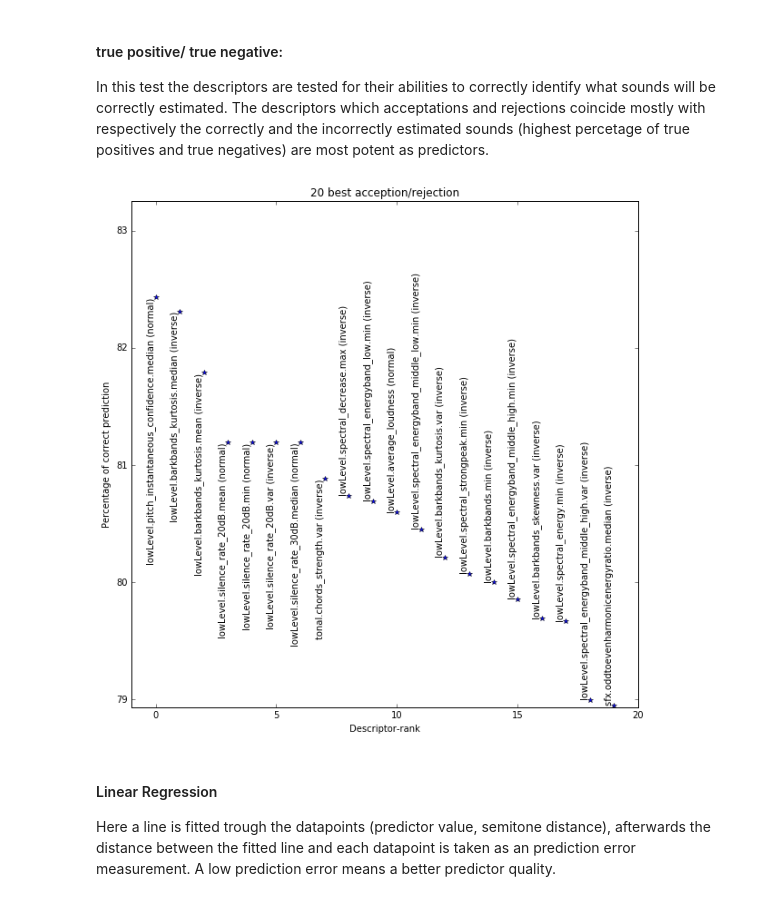
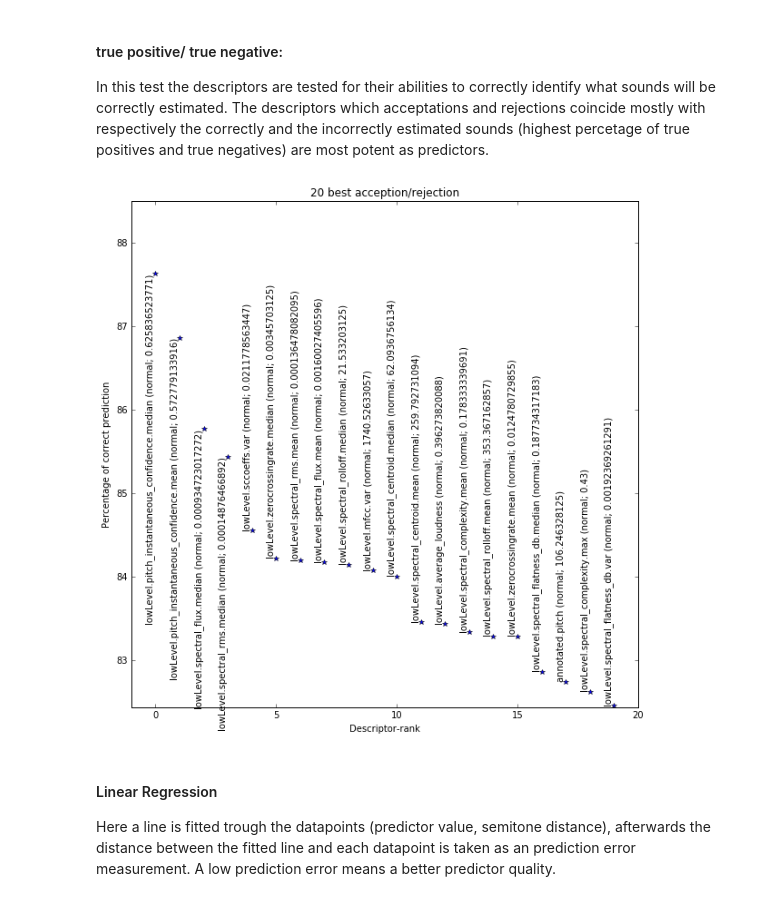
Before and after one commit to akkeh/internship, a Jupyter notebook: pitchEst/notebook/Single-note Sound Pitch Estimation.ipynb, the cells around one changed output. Cells and saved outputs as stored; diff of their text form; code cells hidden in the pictures.

```diff
--- a/pitchEst/notebook/Single-note Sound Pitch Estimation.ipynb
+++ b/pitchEst/notebook/Single-note Sound Pitch Estimation.ipynb
@@ -566,7 +566,7 @@ In this test the descriptors are tested for their abilities to correctly identif
 # calculate tP & tN:
 dnames = pool.descriptorNames();
 scores = np.zeros(len(dnames));
-i = 0;
+i = 0; res = 100.
 for dname in dnames:
     score = 0
     descr = pool[dname];
@@ -575,57 +575,41 @@ for dname in dnames:
     else:
         if len(np.shape(descr)) > 1:
             descr = np.sum(descr, axis=1);
-        tP, tN, fP, fN = pa.predict(ev=abs(st), pr=descr, ev_th=1);
-        score = len(tP) + len(tN);
-        mode = 'normal'
-        tP, tN, fP, fN = pa.predict(ev=abs(st), pr=descr, invPred=True, ev_th=1);
-        if score < len(tP) + len(tN):
-            score = len(tP) + len(tN);
-            mode = 'inverse'
-        '''
-        tP, tN, fP, fN = pa.predict(ev=abs(st), pr=2**descr, ev_th=1);
-        if score < len(tP) + len(tN):
-            score = len(tP) + len(tN);
-            mode = 'log.'
-        tP, tN, fP, fN = pa.predict(ev=abs(st), pr=2**descr, invPred=True, ev_th=1);
-        if score < len(tP) + len(tN):
-            score = len(tP) + len(tN);
-            mode = 'inv. log.'
-        '''
+        score, mode, th = pa.predictContainer(ev=abs(st), pr=descr, ev_th=1, res=res)
 
         scores[i] = score / float(len((st))) * 100;
-        dnames[i] = dname + " (" + str(mode) + ")"
+        dnames[i] = dname + " (" + str(mode) + "; " + str(th) + ")"
         i += 1
 
 # show best 20:
 printBest = 20
 cscores = np.copy(scores);
 cdnames = np.copy(dnames);
 best_names = []; best_scores = np.zeros(printBest);
 for i in np.arange(printBest):
     best = np.where(cscores == max(cscores))[0][0];
     #print "Descriptor: " + cdnames[best] + "\tscores:\t" + str(cscores[best]) + "%"
     #plt.plot(pool[dnames[best]],
     best_scores[i] = cscores[best]
     best_names.append(cdnames[best]);
     cscores = np.delete(cscores, best); cdnames = np.delete(cdnames, best);
 
 fig = plt.figure(figsize=(10,10))
 #plot = plt.plot(best_scores, '.');
 ax = fig.add_subplot(111)
 ax.axis([-1, printBest, min(best_scores) * 0.9998, max(best_scores) * 1.01])
 i = 0
 for name in best_names:
-    if i < printBest / 2 - 2:
+    if i < printBest / 2 - 6:
         va = 'top'
     else:
         va = 'bottom'
     ax.text(i, best_scores[i], name, rotation=90, ha='right', va=va)
     i += 1
 ax.plot(best_scores, '*');
 plt.title(str(printBest) + ' best acception/rejection'); plt.xlabel('Descriptor-rank'); plt.ylabel('Percentage of correct prediction');
 # %% [output]
-[figure, old version]
+[figure, new version]
 # %% [markdown]
 #### Linear Regression
 Here a line is fitted trough the datapoints (predictor value, semitone distance), afterwards the distance between the fitted line and each datapoint is taken as an prediction error measurement. A low prediction error means a better predictor quality.
```
Also changed, not shown: parts of 11 cells of this notebook, 4 other files.
